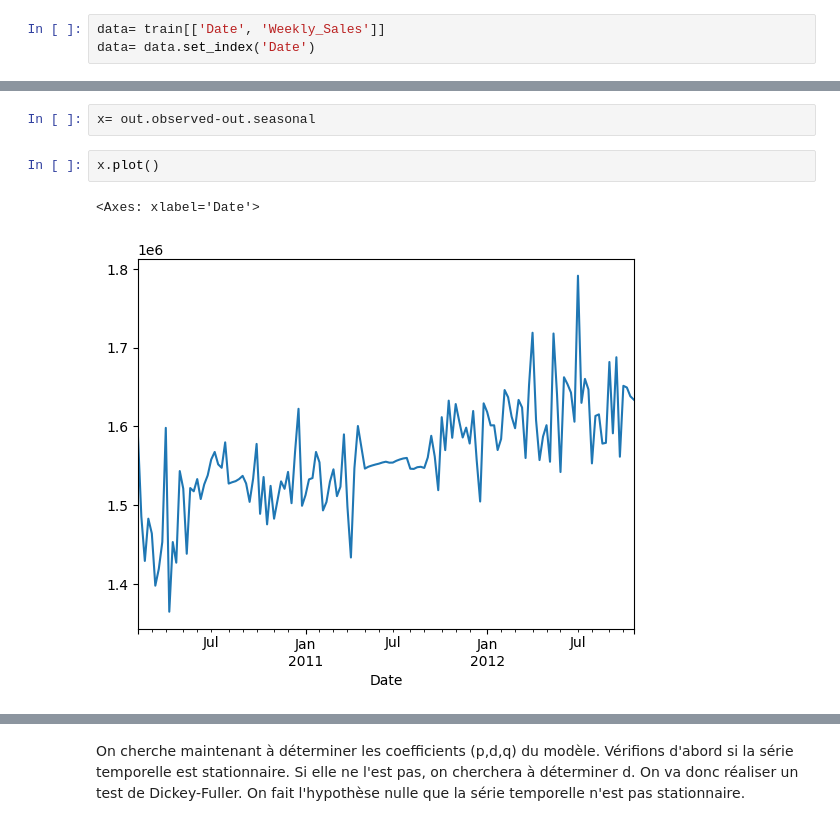
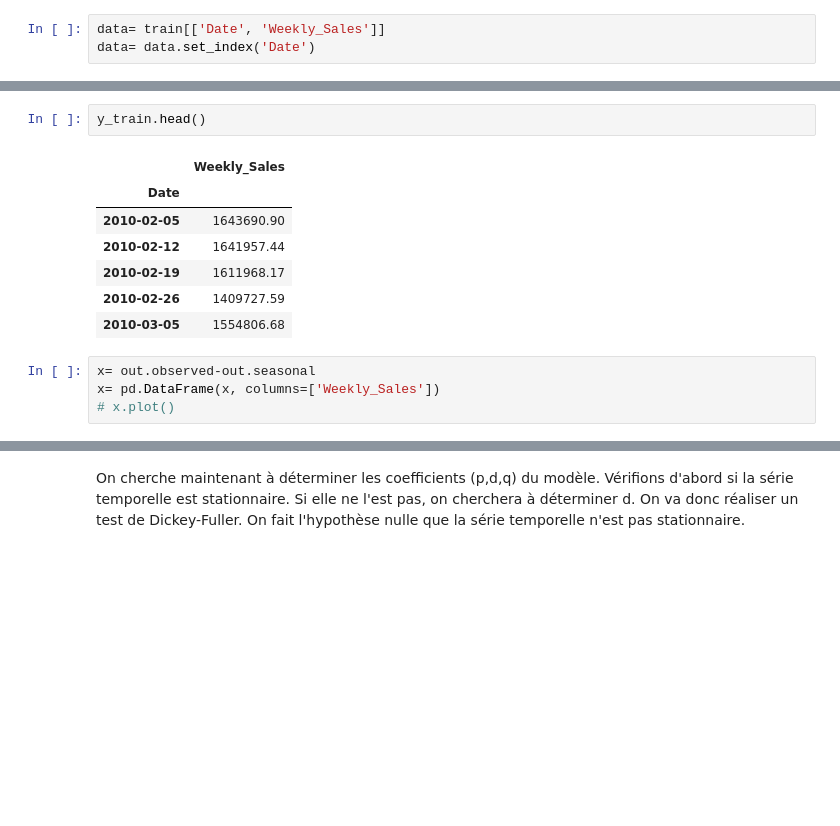
Before and after one commit to victger/walmart-prediction, a Jupyter notebook: Victor.ipynb, the cells around one changed output, grey strips where cells are left out. Saved outputs shown, nothing was run; the diff lists cells and outputs as text; blank space fills up the shorter version.

```diff
--- a/Victor.ipynb
+++ b/Victor.ipynb
@@ -185,7 +182,14 @@ out.plot()
+# %%
+y_train.head()
+# %% [output]
+|  | Weekly_Sales |
+| Date |  |
+| 2010-02-05 | 1643690.90 |
+| 2010-02-12 | 1641957.44 |
+| 2010-02-19 | 1611968.17 |
+| 2010-02-26 | 1409727.59 |
+| 2010-03-05 | 1554806.68 |
 # %%
 x= out.observed-out.seasonal
+x= pd.DataFrame(x, columns=['Weekly_Sales'])
+# x.plot()
-# %%
-x.plot()
-# %% [output]
-<Axes: xlabel='Date'>
-[figure, removed]
```
Also changed, not shown: parts of 18 cells of this notebook.
